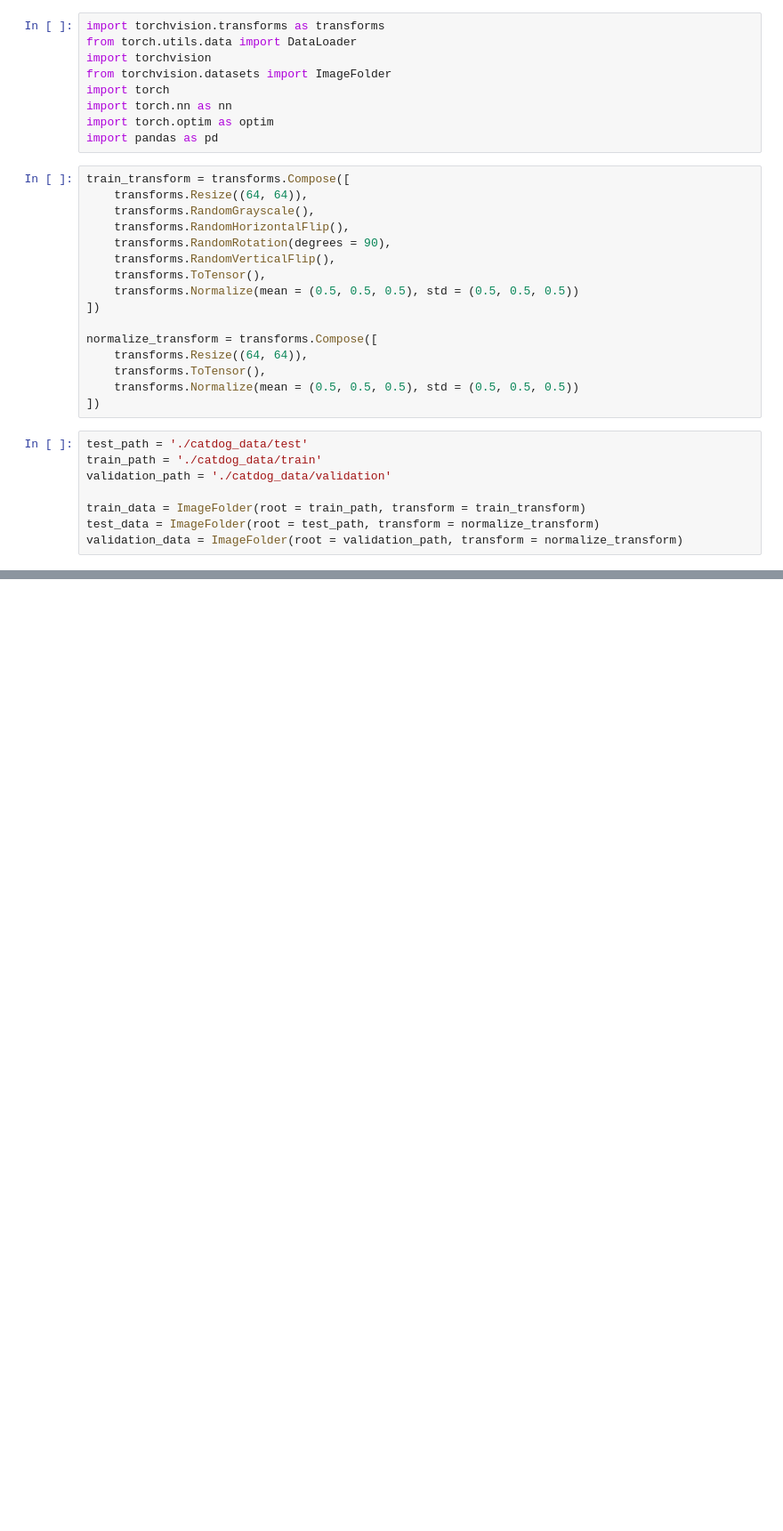
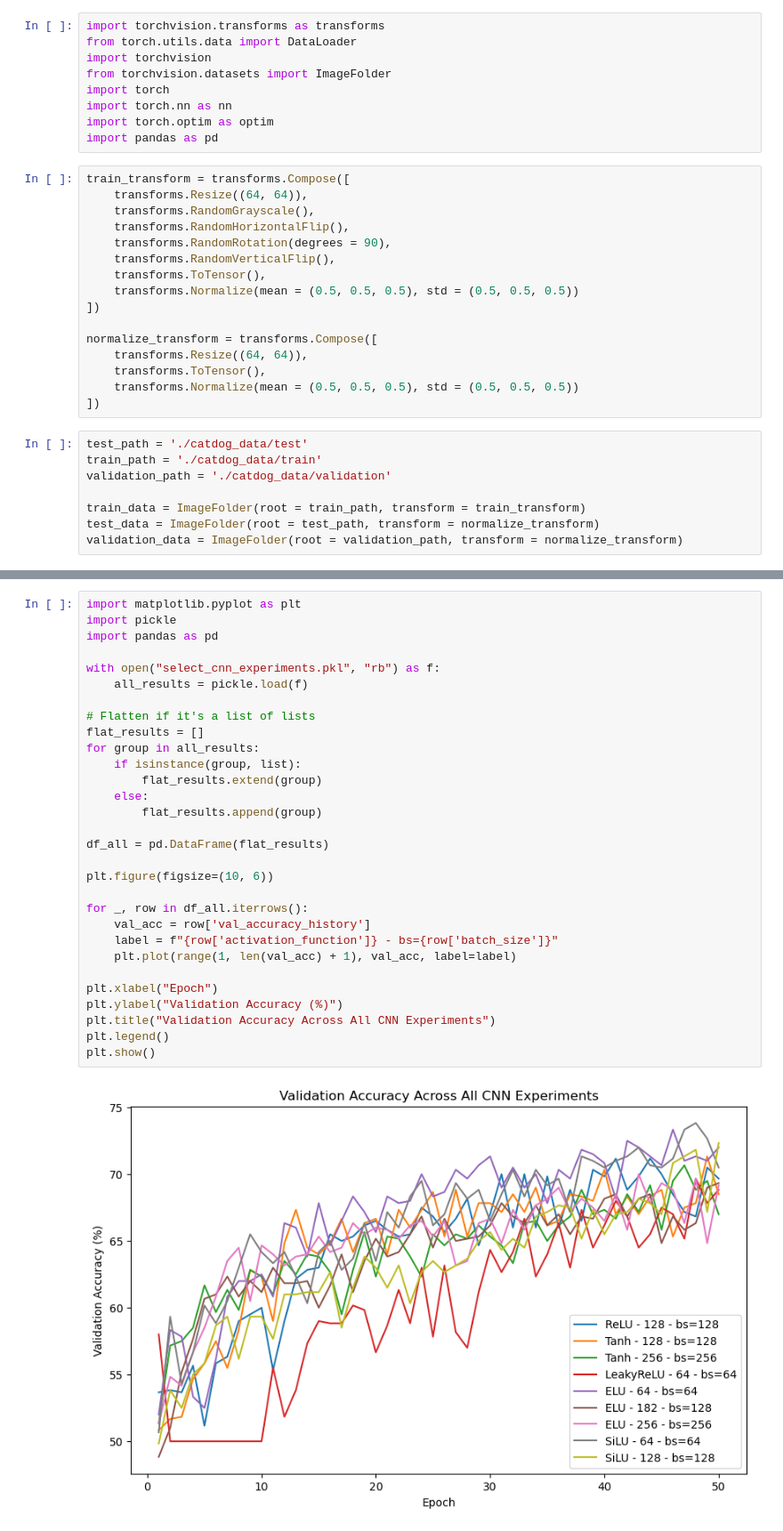
Before and after one commit to chrso19/catsanddogs, a Jupyter notebook: parameter_testing_Christine copy.ipynb, the cells around one changed output, grey strips where cells are left out. Shown at 89% size. Drawn from its saved outputs; the diff is of its cells as text; blank space fills up the shorter version.

```diff
--- a/parameter_testing_Christine copy.ipynb
+++ b/parameter_testing_Christine copy.ipynb
@@ -472,0 +291,32 @@ plt.show()
+# %%
+import matplotlib.pyplot as plt
+import pickle
+import pandas as pd
+
+with open("select_cnn_experiments.pkl", "rb") as f:
+    all_results = pickle.load(f)
+
+# Flatten if it's a list of lists
+flat_results = []
+for group in all_results:
+    if isinstance(group, list):
+        flat_results.extend(group)
+    else:
+        flat_results.append(group)
+
+df_all = pd.DataFrame(flat_results)
+
+plt.figure(figsize=(10, 6))
+
+for _, row in df_all.iterrows():
+    val_acc = row['val_accuracy_history']
+    label = f"{row['activation_function']} - bs={row['batch_size']}"
+    plt.plot(range(1, len(val_acc) + 1), val_acc, label=label)
+
+plt.xlabel("Epoch")
+plt.ylabel("Validation Accuracy (%)")
+plt.title("Validation Accuracy Across All CNN Experiments")
+plt.legend()
+plt.show()
+# %% [output]
+[figure, added]
```
Also changed, not shown: parts of 3 cells of this notebook.
